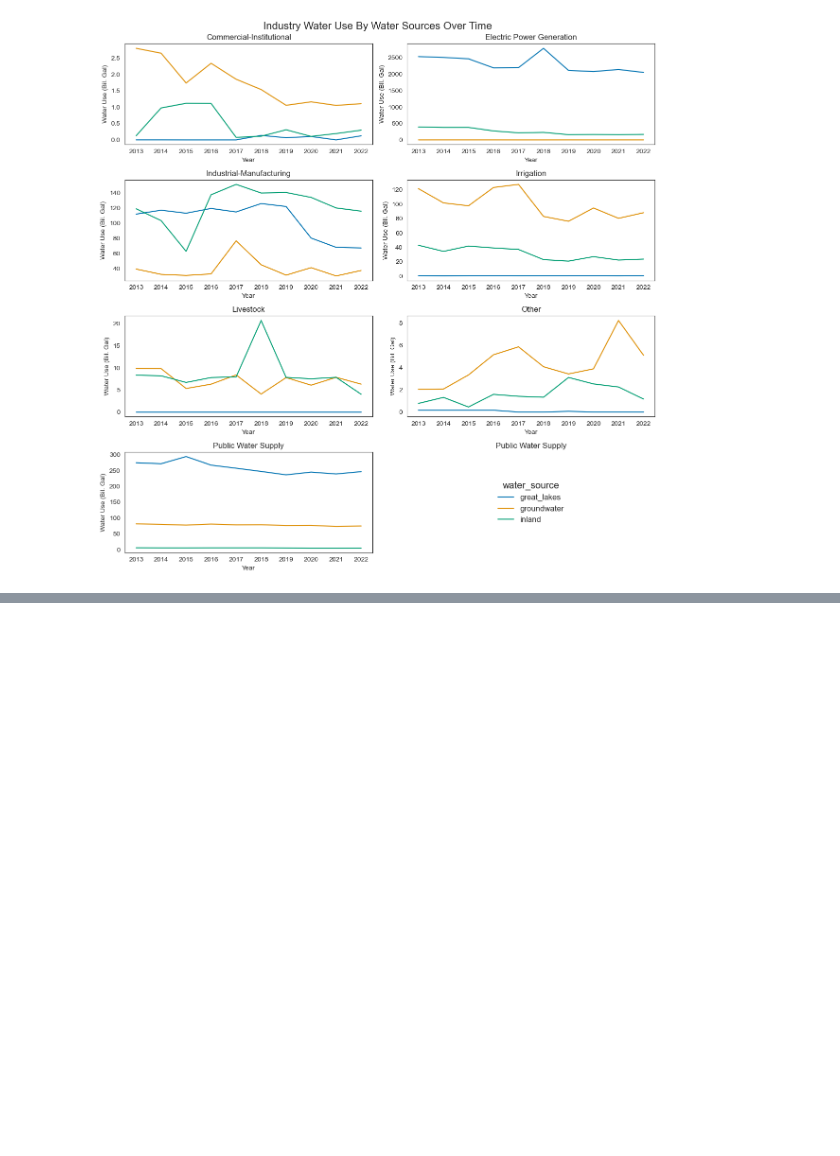
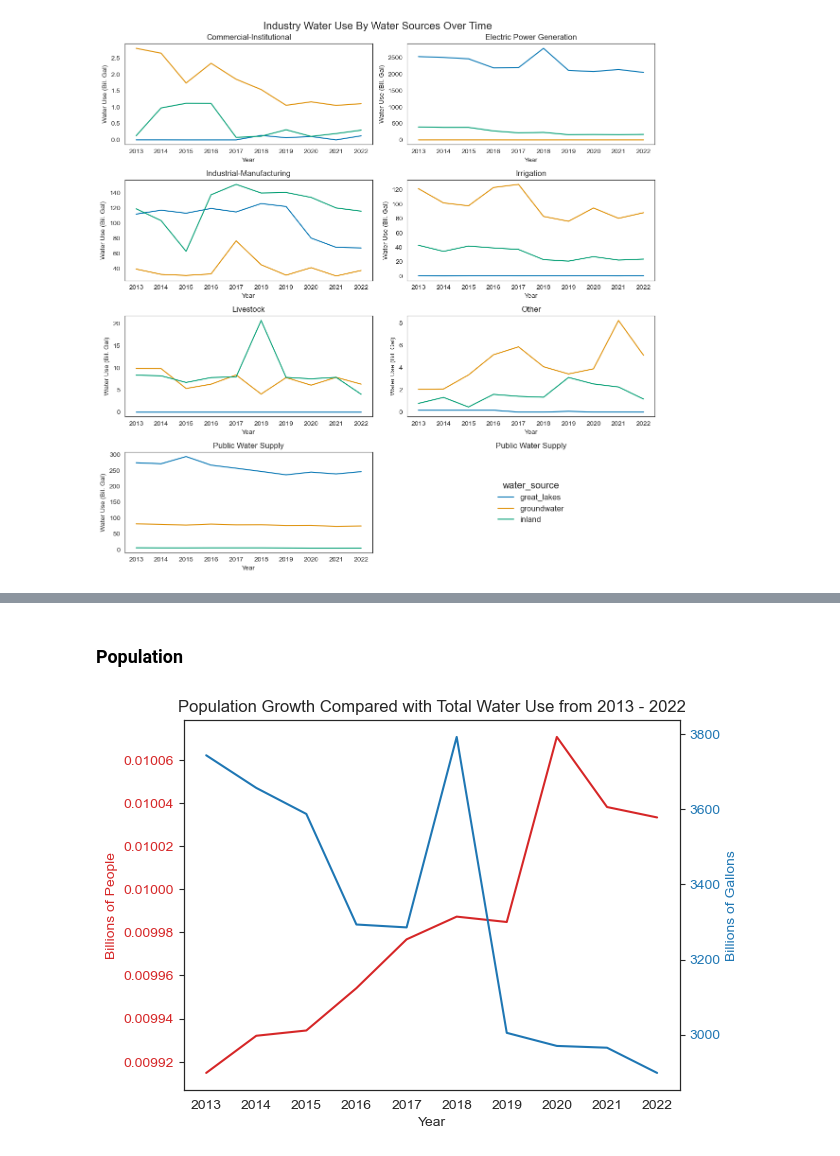
Before and after one commit to jpjavier23/michigan_water_use, a Jupyter notebook: michigan_water_use.ipynb, the cells around one changed output, grey strips where cells are left out. Saved outputs shown, nothing was run; the diff lists cells and outputs as text; code cells hidden in the pictures; blank space fills up the shorter version.

```diff
--- a/michigan_water_use.ipynb
+++ b/michigan_water_use.ipynb
@@ -507,0 +516,25 @@ plt.show()
+# %% [markdown]
+### Population
+# %%
+fig, ax1 = plt.subplots()
+
+color = 'tab:red'
+ax1.plot(df['year'], df['population (Bil.)'], color = color)
+ax1.set_xlabel('Year')
+ax1.set_ylabel('Billions of People', color = color)
+ax1.tick_params(axis = 'y', labelcolor = color)
+
+ax2 = ax1.twinx()
+
+wu = df.groupby('year')['water_use (Bil. gal)'].sum()
+
+color = 'tab:blue'
+ax2.plot(wu.index, wu, color = color)
+ax2.set_ylabel('Billions of Gallons', color = color)
+ax2.tick_params(axis = 'y', labelcolor = color)
+
+plt.title('Population Growth Compared with Total Water Use from 2013 - 2022')
+plt.savefig('figures/fig_2.png')
+plt.show()
+# %% [output]
+[figure, added]
```
Also changed, not shown: parts of 24 cells of this notebook, 1 other file.
